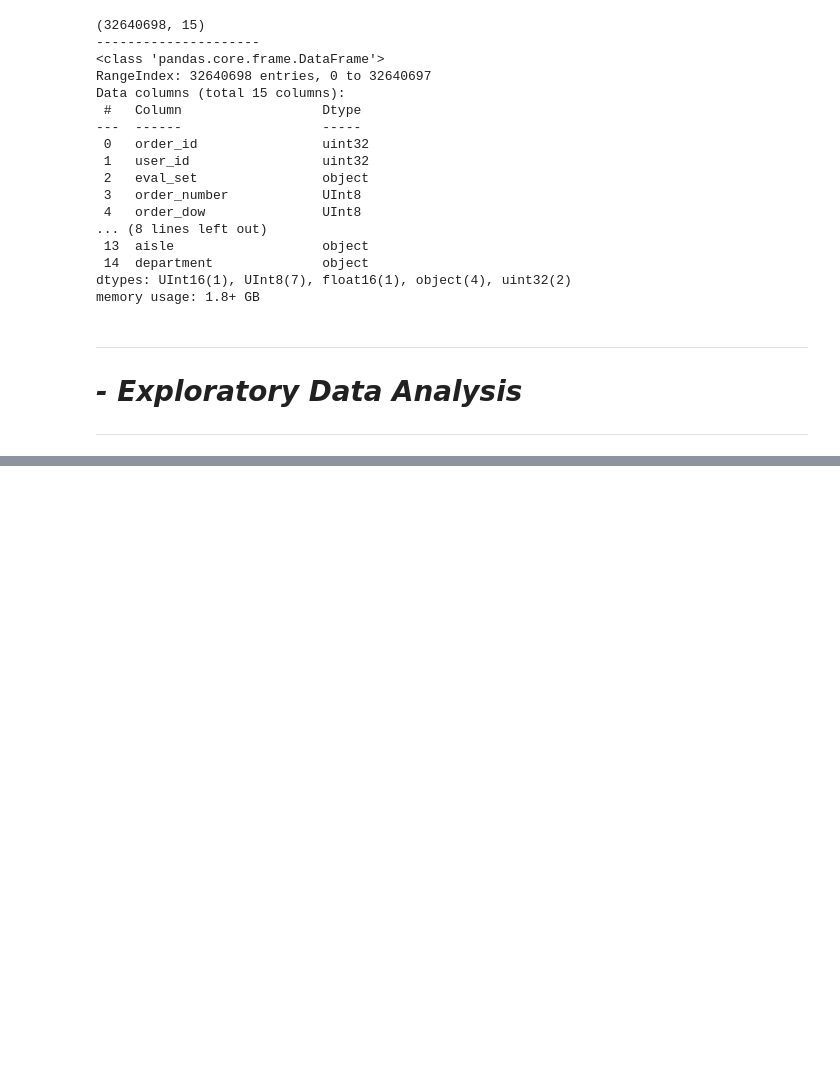
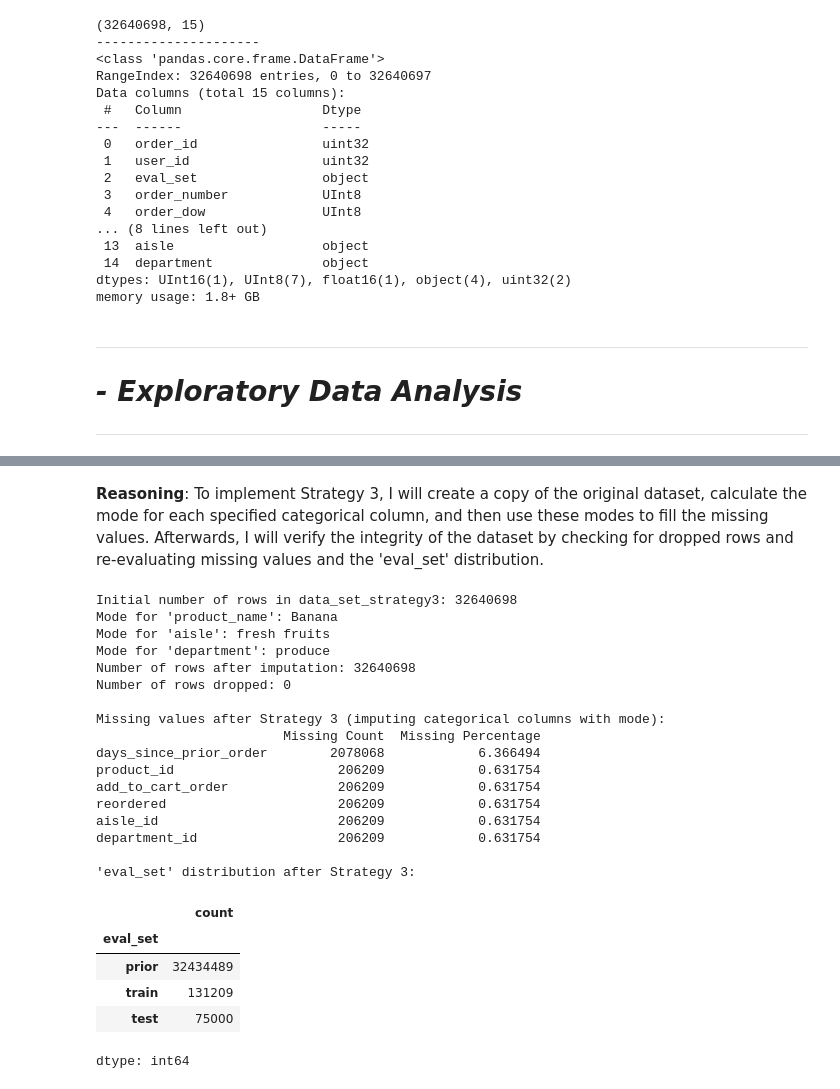
Before and after one commit to moeenessa31-lgtm/Project, a Jupyter notebook: Project.ipynb, the cells around one changed output, grey strips where cells are left out. Drawn from its saved outputs; the diff is of its cells as text; code cells hidden in the pictures; blank space fills up the shorter version.

```diff
--- a/Project.ipynb
+++ b/Project.ipynb
@@ -265,0 +364,53 @@ department                     206209            0.631754
+# %% [markdown]
+**Reasoning**:
+To implement Strategy 3, I will create a copy of the original dataset, calculate the mode for each specified categorical column, and then use these modes to fill the missing values. Afterwards, I will verify the integrity of the dataset by checking for dropped rows and re-evaluating missing values and the 'eval_set' distribution.
+# %%
+data_set_strategy3 = data_set.copy()
+
+initial_rows_strategy3 = data_set_strategy3.shape[0]
+print(f"Initial number of rows in data_set_strategy3: {initial_rows_strategy3}")
+
+categorical_cols_to_impute = ['product_name', 'aisle', 'department']
+
+for col in categorical_cols_to_impute:
+    mode_value = data_set_strategy3[col].mode()[0]
+    data_set_strategy3[col] = data_set_strategy3[col].fillna(mode_value)
+    print(f"Mode for '{col}': {mode_value}")
+
+rows_after_imputation_strategy3 = data_set_strategy3.shape[0]
+print(f"Number of rows after imputation: {rows_after_imputation_strategy3}")
+print(f"Number of rows dropped: {initial_rows_strategy3 - rows_after_imputation_strategy3}")
+
+print("\nMissing values after Strategy 3 (imputing categorical columns with mode):")
+# Calculate and display remaining missing values for data_set_strategy3
+miss_value_strategy3 = data_set_strategy3.isnull().sum()
+miss_per_strategy3 = (miss_value_strategy3 / len(data_set_strategy3)) * 100
+set_missing_strategy3 = pd.DataFrame({'Missing Count': miss_value_strategy3, 'Missing Percentage': miss_per_strategy3})
+print(set_missing_strategy3[set_missing_strategy3['Missing Count'] > 0])
+
+print("\n'eval_set' distribution after Strategy 3:")
+display(data_set_strategy3['eval_set'].value_counts())
+# %% [output]
+Initial number of rows in data_set_strategy3: 32640698
+Mode for 'product_name': Banana
+Mode for 'aisle': fresh fruits
+Mode for 'department': produce
+Number of rows after imputation: 32640698
+Number of rows dropped: 0
+
+Missing values after Strategy 3 (imputing categorical columns with mode):
+                        Missing Count  Missing Percentage
+days_since_prior_order        2078068            6.366494
+product_id                     206209            0.631754
+add_to_cart_order              206209            0.631754
+reordered                      206209            0.631754
+aisle_id                       206209            0.631754
+department_id                  206209            0.631754
+
+'eval_set' distribution after Strategy 3:
+|  | count |
+| eval_set |  |
+| prior | 32434489 |
+| train | 131209 |
+| test | 75000 |
+dtype: int64
```
Also changed, not shown: parts of 19 cells of this notebook.
